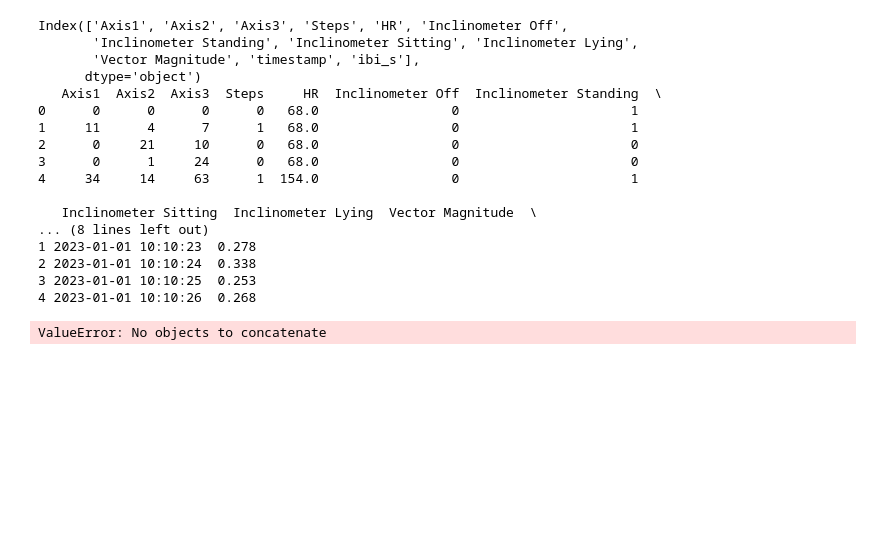
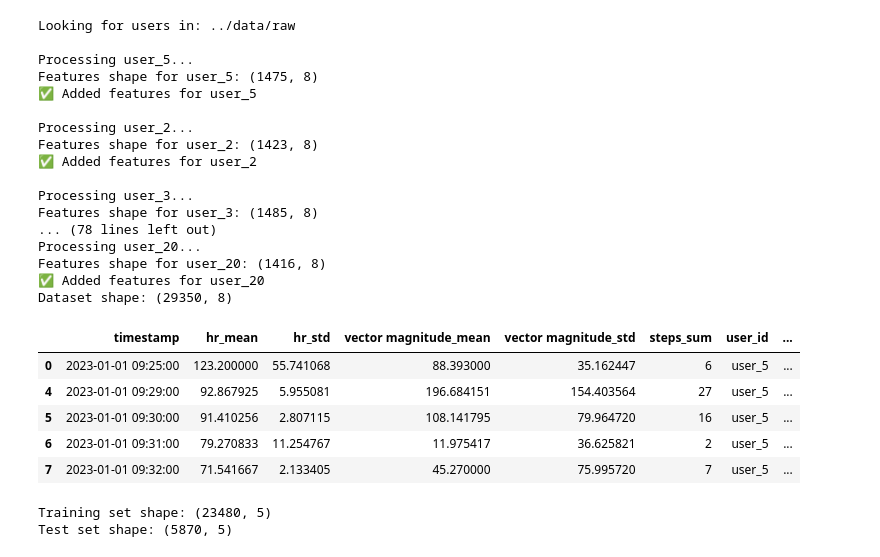
Before and after one commit to noecrn/mmash-sleep-detector, a Jupyter notebook: notebooks/train_models.ipynb, the cells around one changed output. Drawn from its saved outputs; the diff is of its cells as text; code cells hidden in the pictures; blank space fills up the shorter version.

```diff
--- a/notebooks/train_models.ipynb
+++ b/notebooks/train_models.ipynb
@@ -3,34 +3,52 @@ import sys
 from pathlib import Path
 
 sys.path.append(str(Path().resolve().parent))
-# %%
-from src.data.load_data import load_user_data
-from pathlib import Path
-
-df = load_user_data(Path("../data/raw/user_1"))
-print(df.columns)
-print(df.head())
-# %% [output]
-Index(['Axis1', 'Axis2', 'Axis3', 'Steps', 'HR', 'Inclinometer Off',
-       'Inclinometer Standing', 'Inclinometer Sitting', 'Inclinometer Lying',
-       'Vector Magnitude', 'timestamp', 'ibi_s'],
-      dtype='object')
-   Axis1  Axis2  Axis3  Steps     HR  Inclinometer Off  Inclinometer Standing  \
-0      0      0      0      0   68.0                 0                      1
-1     11      4      7      1   68.0                 0                      1
-2      0     21     10      0   68.0                 0                      0
-3      0      1     24      0   68.0                 0                      0
-4     34     14     63      1  154.0                 0                      1
-
-   Inclinometer Sitting  Inclinometer Lying  Vector Magnitude  \
-... (8 lines left out)
-1 2023-01-01 10:10:23  0.278
-2 2023-01-01 10:10:24  0.338
-3 2023-01-01 10:10:25  0.253
-4 2023-01-01 10:10:26  0.268
 # %%
+# Load the full dataset
 from src.data.preprocess import build_dataset
-df = build_dataset()
+
+df = build_dataset(raw_dir="../data/raw")
+df.dropna(inplace=True)
+print(f"Dataset shape: {df.shape}")
 df.head()
 # %% [output]
-ValueError: No objects to concatenate
+Looking for users in: ../data/raw
+
+Processing user_5...
+Features shape for user_5: (1475, 8)
+✅ Added features for user_5
+
+Processing user_2...
+Features shape for user_2: (1423, 8)
+✅ Added features for user_2
+
+Processing user_3...
+Features shape for user_3: (1485, 8)
+... (78 lines left out)
+Processing user_20...
+Features shape for user_20: (1416, 8)
+✅ Added features for user_20
+Dataset shape: (29350, 8)
+|  | timestamp | hr_mean | hr_std | vector magnitude_mean | vector magnitude_std | steps_sum | user_id | ... |
+| 0 | 2023-01-01 09:25:00 | 123.200000 | 55.741068 | 88.393000 | 35.162447 | 6 | user_5 | ... |
+| 4 | 2023-01-01 09:29:00 | 92.867925 | 5.955081 | 196.684151 | 154.403564 | 27 | user_5 | ... |
+| 5 | 2023-01-01 09:30:00 | 91.410256 | 2.807115 | 108.141795 | 79.964720 | 16 | user_5 | ... |
+| 6 | 2023-01-01 09:31:00 | 79.270833 | 11.254767 | 11.975417 | 36.625821 | 2 | user_5 | ... |
+| 7 | 2023-01-01 09:32:00 | 71.541667 | 2.133405 | 45.270000 | 75.995720 | 7 | user_5 | ... |
+# %%
+# Prepare features and labels
+X = df.drop(columns=["timestamp", "user_id", "is_sleeping"])
+y = df["is_sleeping"]
+
+from sklearn.model_selection import train_test_split
+X_train, X_test, y_train, y_test = train_test_split(
+    X, y,
+    test_size=0.2,
+    stratify=y,
+    random_state=42
+)
+print(f"Training set shape: {X_train.shape}")
+print(f"Test set shape: {X_test.shape}")
+# %% [output]
+Training set shape: (23480, 5)
+Test set shape: (5870, 5)
```
Also changed, not shown: parts of 4 cells of this notebook, 6 other files.
